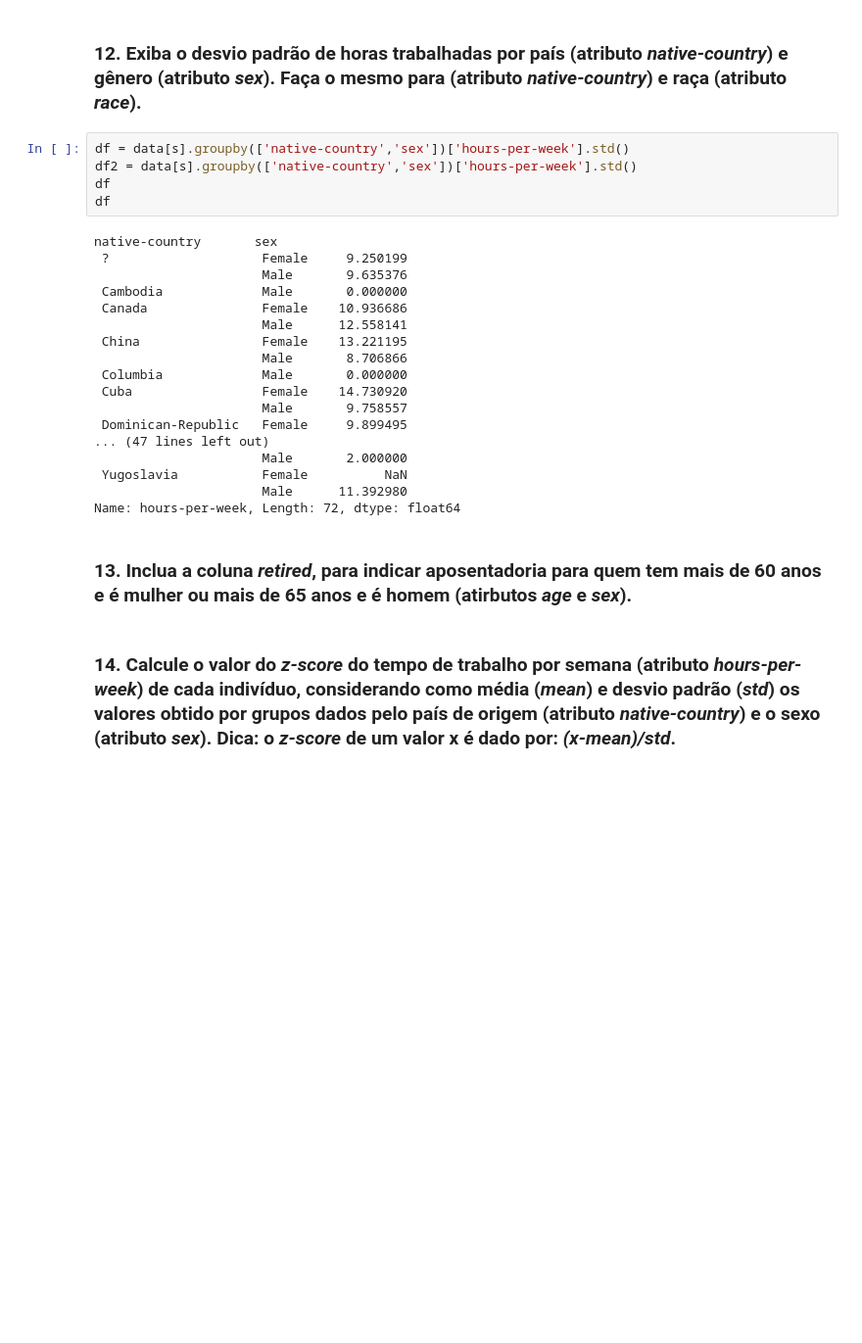
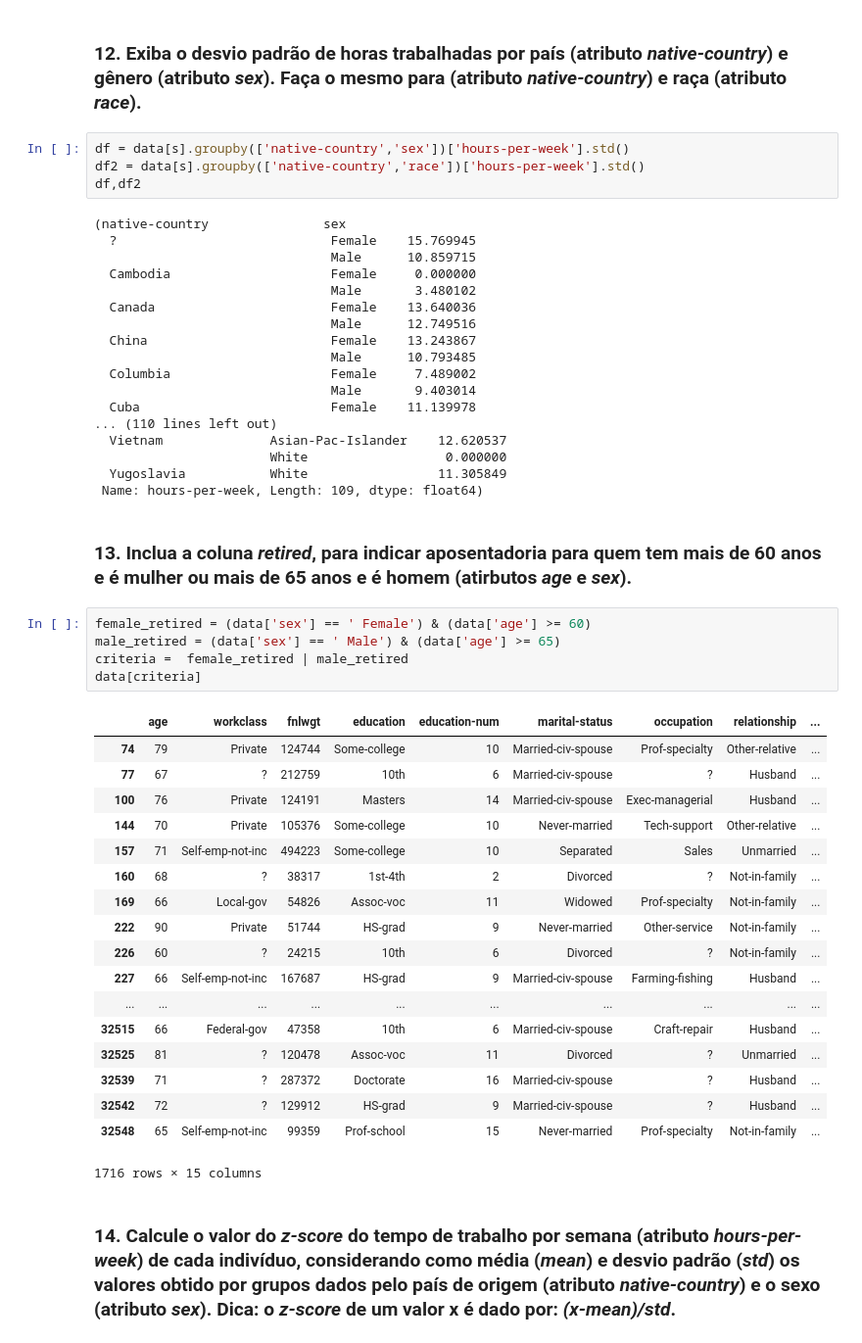
Before and after one commit to IcaroMourao/ufc-data-science, a Jupyter notebook: Trabalho 2/Trabalho Pra&#769;tico - Pandas.ipynb, the cells around one changed output. Shown at 98% size. Cells and saved outputs as stored; diff of their text form; blank space fills up the shorter version.

```diff
--- a/Trabalho 2/Trabalho Pra&#769;tico - Pandas.ipynb
+++ b/Trabalho 2/Trabalho Pra&#769;tico - Pandas.ipynb
@@ -184,29 +184,52 @@ pd.pivot_table(data, values='hours-per-week', index='occupation', columns='sex',
 ### 12. Exiba o desvio padrão de horas trabalhadas por país (atributo *native-country*) e gênero (atributo *sex*). Faça o mesmo para (atributo *native-country*) e raça (atributo *race*).
 # %%
 df = data[s].groupby(['native-country','sex'])['hours-per-week'].std()
-df2 = data[s].groupby(['native-country','sex'])['hours-per-week'].std()
-df
-df
+df2 = data[s].groupby(['native-country','race'])['hours-per-week'].std()
+df,df2
 # %% [output]
-native-country       sex
- ?                    Female     9.250199
-                      Male       9.635376
- Cambodia             Male       0.000000
- Canada               Female    10.936686
-                      Male      12.558141
- China                Female    13.221195
-                      Male       8.706866
- Columbia             Male       0.000000
- Cuba                 Female    14.730920
-                      Male       9.758557
- Dominican-Republic   Female     9.899495
-... (47 lines left out)
-                      Male       2.000000
- Yugoslavia           Female          NaN
-                      Male      11.392980
-Name: hours-per-week, Length: 72, dtype: float64
+(native-country               sex
+  ?                            Female    15.769945
+                               Male      10.859715
+  Cambodia                     Female     0.000000
+                               Male       3.480102
+  Canada                       Female    13.640036
+                               Male      12.749516
+  China                        Female    13.243867
+                               Male      10.793485
+  Columbia                     Female     7.489002
+                               Male       9.403014
+  Cuba                         Female    11.139978
+... (110 lines left out)
+  Vietnam              Asian-Pac-Islander    12.620537
+                       White                  0.000000
+  Yugoslavia           White                 11.305849
+ Name: hours-per-week, Length: 109, dtype: float64)
 # %% [markdown]
 ### 13. Inclua a coluna *retired*, para indicar aposentadoria para quem tem mais de 60 anos e é mulher ou mais de 65 anos e é homem (atirbutos *age* e *sex*).
+# %%
+female_retired = (data['sex'] == ' Female') & (data['age'] >= 60)
+male_retired = (data['sex'] == ' Male') & (data['age'] >= 65)
+criteria =  female_retired | male_retired
+data[criteria]
+# %% [output]
+|  | age | workclass | fnlwgt | education | education-num | marital-status | occupation | relationship | ... |
+| 74 | 79 | Private | 124744 | Some-college | 10 | Married-civ-spouse | Prof-specialty | Other-relative | ... |
+| 77 | 67 | ? | 212759 | 10th | 6 | Married-civ-spouse | ? | Husband | ... |
+| 100 | 76 | Private | 124191 | Masters | 14 | Married-civ-spouse | Exec-managerial | Husband | ... |
+| 144 | 70 | Private | 105376 | Some-college | 10 | Never-married | Tech-support | Other-relative | ... |
+| 157 | 71 | Self-emp-not-inc | 494223 | Some-college | 10 | Separated | Sales | Unmarried | ... |
+| 160 | 68 | ? | 38317 | 1st-4th | 2 | Divorced | ? | Not-in-family | ... |
+| 169 | 66 | Local-gov | 54826 | Assoc-voc | 11 | Widowed | Prof-specialty | Not-in-family | ... |
+| 222 | 90 | Private | 51744 | HS-grad | 9 | Never-married | Other-service | Not-in-family | ... |
+| 226 | 60 | ? | 24215 | 10th | 6 | Divorced | ? | Not-in-family | ... |
+| 227 | 66 | Self-emp-not-inc | 167687 | HS-grad | 9 | Married-civ-spouse | Farming-fishing | Husband | ... |
+| ... | ... | ... | ... | ... | ... | ... | ... | ... | ... |
+| 32515 | 66 | Federal-gov | 47358 | 10th | 6 | Married-civ-spouse | Craft-repair | Husband | ... |
+| 32525 | 81 | ? | 120478 | Assoc-voc | 11 | Divorced | ? | Unmarried | ... |
+| 32539 | 71 | ? | 287372 | Doctorate | 16 | Married-civ-spouse | ? | Husband | ... |
+| 32542 | 72 | ? | 129912 | HS-grad | 9 | Married-civ-spouse | ? | Husband | ... |
+| 32548 | 65 | Self-emp-not-inc | 99359 | Prof-school | 15 | Never-married | Prof-specialty | Not-in-family | ... |
+1716 rows × 15 columns
 # %% [markdown]
 ### 14. Calcule o valor do *z-score* do tempo de trabalho por semana (atributo *hours-per-week*) de cada indivíduo, considerando como média (*mean*) e desvio padrão (*std*) os valores obtido por grupos dados pelo país de origem (atributo *native-country*) e o sexo (atributo *sex*). Dica: o *z-score* de um valor x é dado por:  *(x-mean)/std*.
 # %% [markdown]
```
